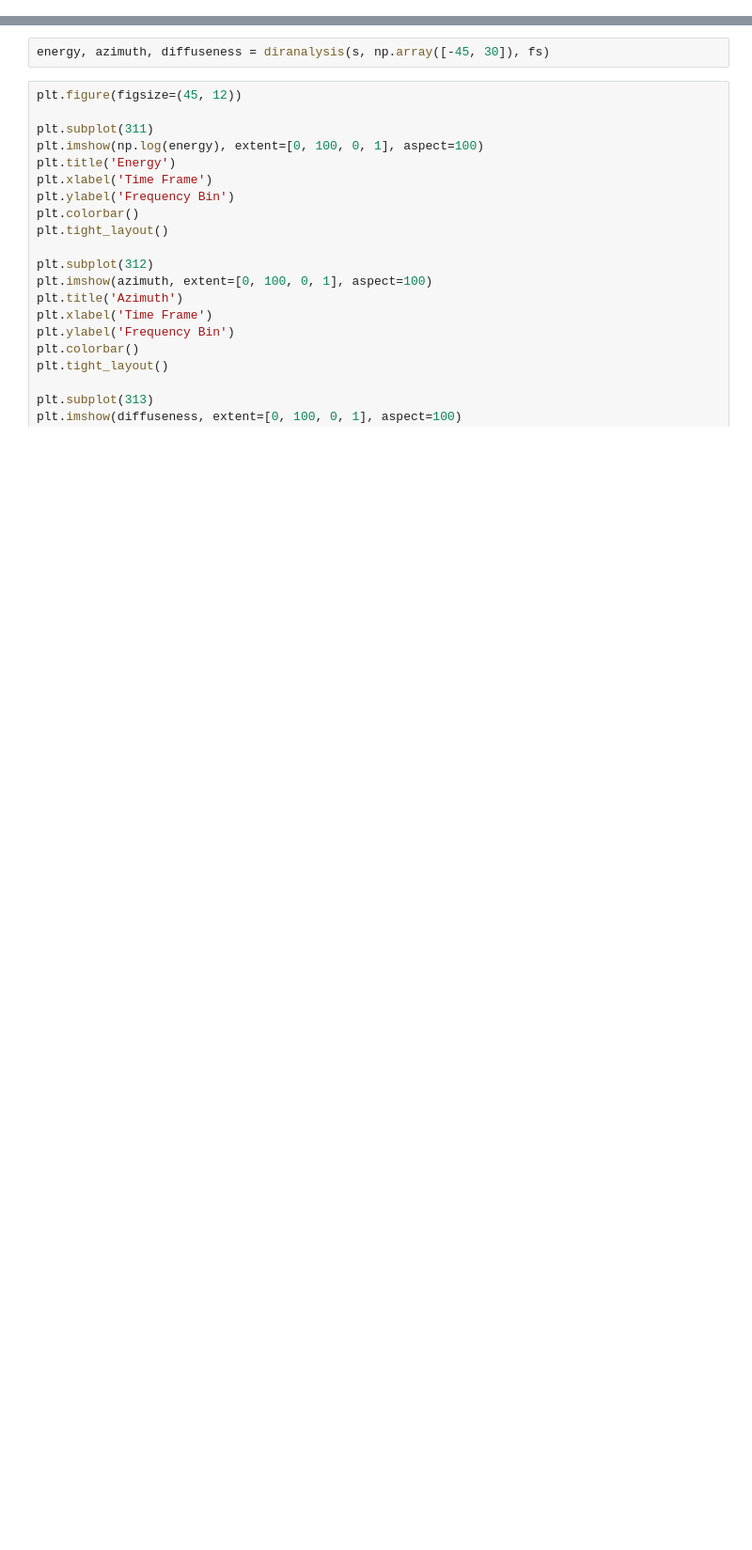
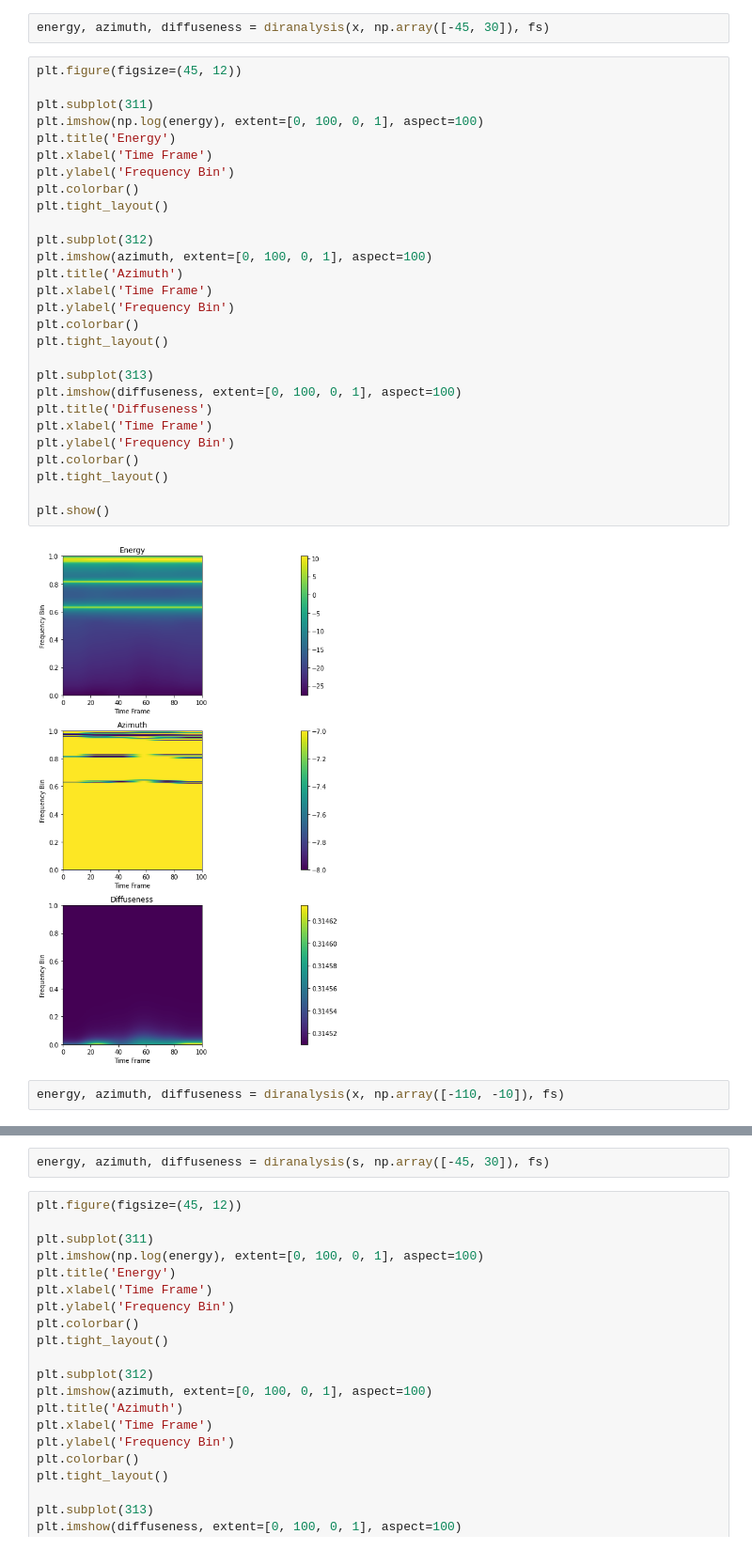
Before and after one commit to gbfelgas/coe780-topics-in-audio-signal-processing, a Jupyter notebook: chap05/diranalysis.ipynb, the cells around one changed output, grey strips where cells are left out. Shown at 94% size. Cells and saved outputs as stored; diff of their text form; blank space fills up the shorter version.

Commit message:
fix: better examples to diranalysis

```diff
--- a/chap05/diranalysis.ipynb
+++ b/chap05/diranalysis.ipynb
@@ -7,0 +44,34 @@ from diranalysis import diranalysis
+# %%
+energy, azimuth, diffuseness = diranalysis(x, np.array([-45, 30]), fs)
+# %%
+plt.figure(figsize=(45, 12))
+
+plt.subplot(311)
+plt.imshow(np.log(energy), extent=[0, 100, 0, 1], aspect=100)
+plt.title('Energy')
+plt.xlabel('Time Frame')
+plt.ylabel('Frequency Bin')
+plt.colorbar()
+plt.tight_layout()
+
+plt.subplot(312)
+plt.imshow(azimuth, extent=[0, 100, 0, 1], aspect=100)
+plt.title('Azimuth')
+plt.xlabel('Time Frame')
+plt.ylabel('Frequency Bin')
+plt.colorbar()
+plt.tight_layout()
+
+plt.subplot(313)
+plt.imshow(diffuseness, extent=[0, 100, 0, 1], aspect=100)
+plt.title('Diffuseness')
+plt.xlabel('Time Frame')
+plt.ylabel('Frequency Bin')
+plt.colorbar()
+plt.tight_layout()
+
+plt.show()
+# %% [output]
+[figure, added]
+# %%
+energy, azimuth, diffuseness = diranalysis(x, np.array([-110, -10]), fs)
```
Also changed, not shown: parts of 23 cells of this notebook, 1 other file.
